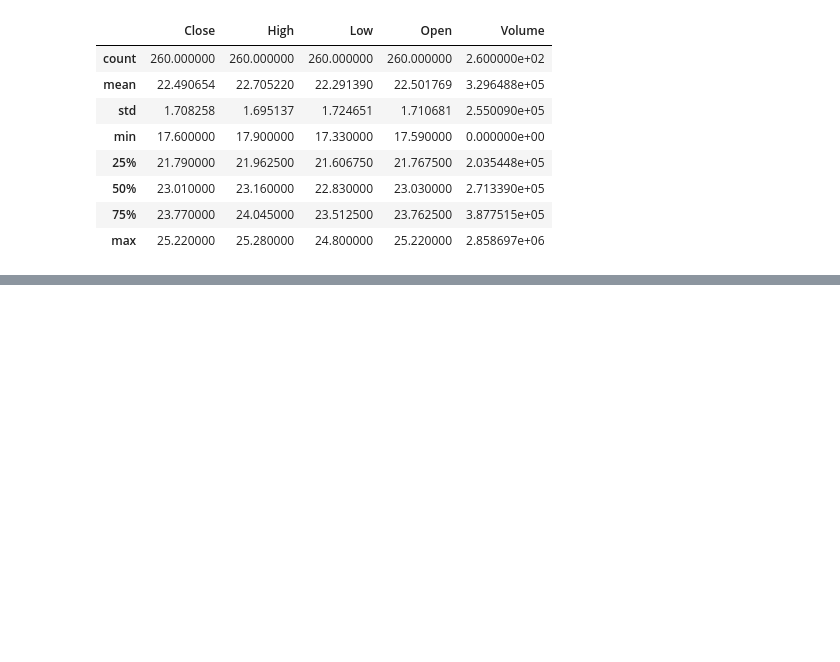
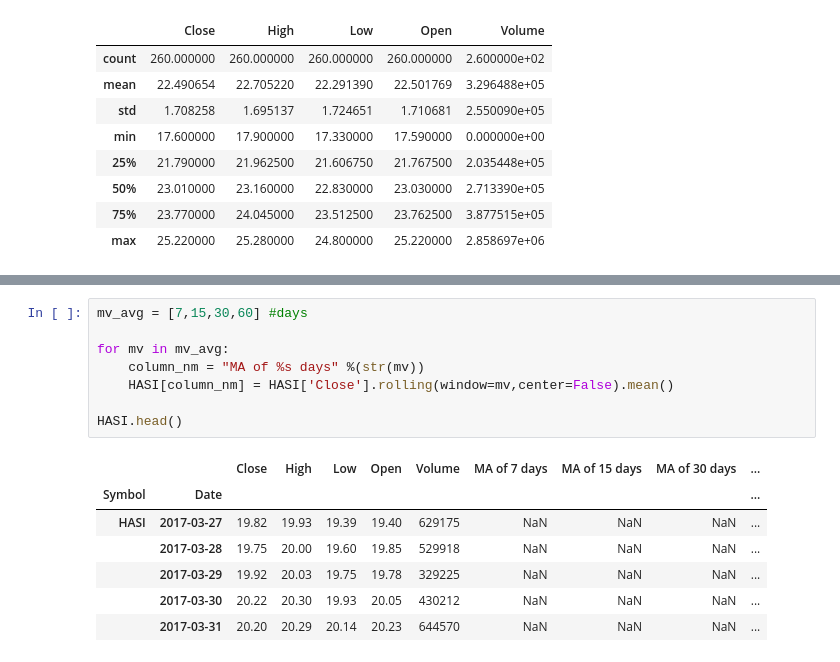
Before and after one commit to gcmallya85/AnalyzeStockPrices, a Jupyter notebook: AnalyzeStockPrices.ipynb, the cells around one changed output, grey strips where cells are left out. Drawn from its saved outputs; the diff is of its cells as text; blank space fills up the shorter version.

```diff
--- a/AnalyzeStockPrices.ipynb
+++ b/AnalyzeStockPrices.ipynb
@@ -63,0 +78,16 @@ HASI.describe()
+# %%
+mv_avg = [7,15,30,60] #days
+
+for mv in mv_avg:
+    column_nm = "MA of %s days" %(str(mv))
+    HASI[column_nm] = HASI['Close'].rolling(window=mv,center=False).mean()
+
+HASI.head()
+# %% [output]
+|  |  | Close | High | Low | Open | Volume | MA of 7 days | MA of 15 days | MA of 30 days | ... |
+| Symbol | Date |  |  |  |  |  |  |  |  | ... |
+| HASI | 2017-03-27 | 19.82 | 19.93 | 19.39 | 19.40 | 629175 | NaN | NaN | NaN | ... |
+|  | 2017-03-28 | 19.75 | 20.00 | 19.60 | 19.85 | 529918 | NaN | NaN | NaN | ... |
+|  | 2017-03-29 | 19.92 | 20.03 | 19.75 | 19.78 | 329225 | NaN | NaN | NaN | ... |
+|  | 2017-03-30 | 20.22 | 20.30 | 19.93 | 20.05 | 430212 | NaN | NaN | NaN | ... |
+|  | 2017-03-31 | 20.20 | 20.29 | 20.14 | 20.23 | 644570 | NaN | NaN | NaN | ... |
```
Also changed, not shown: parts of 4 cells of this notebook.
